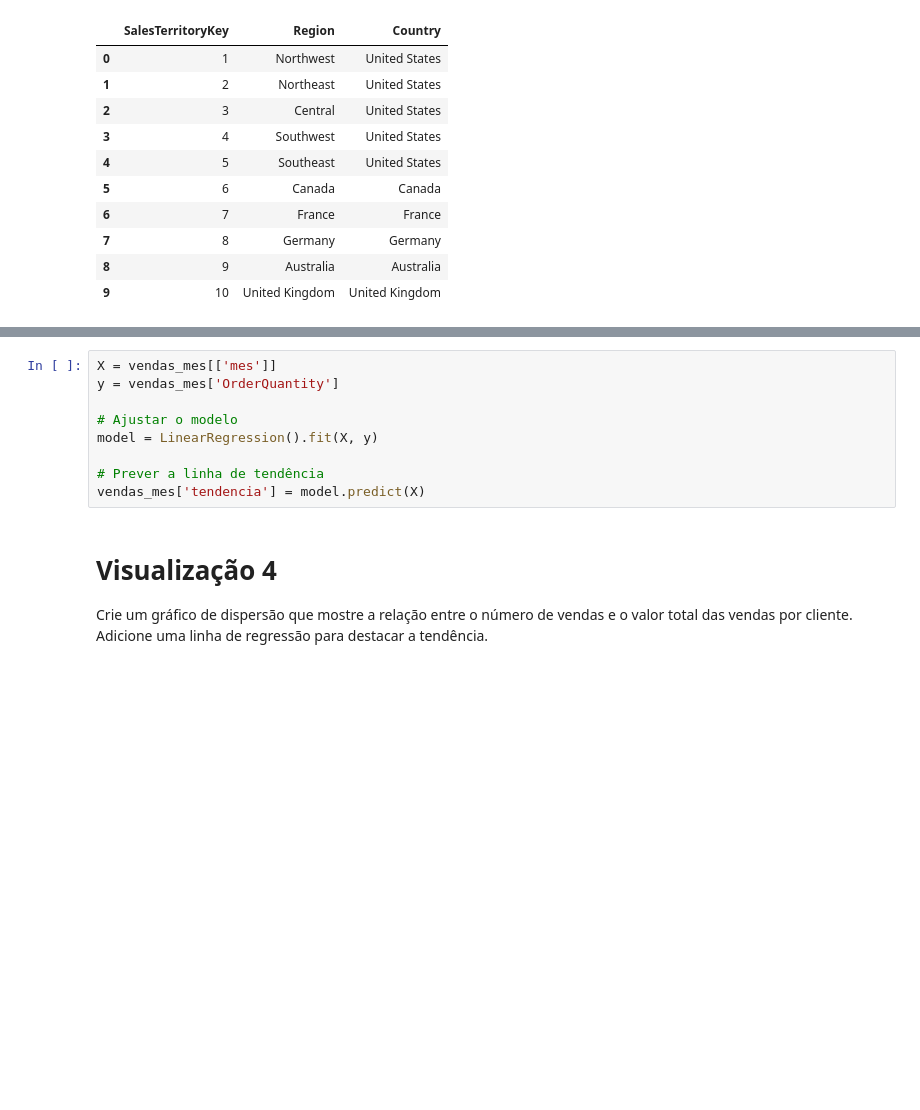
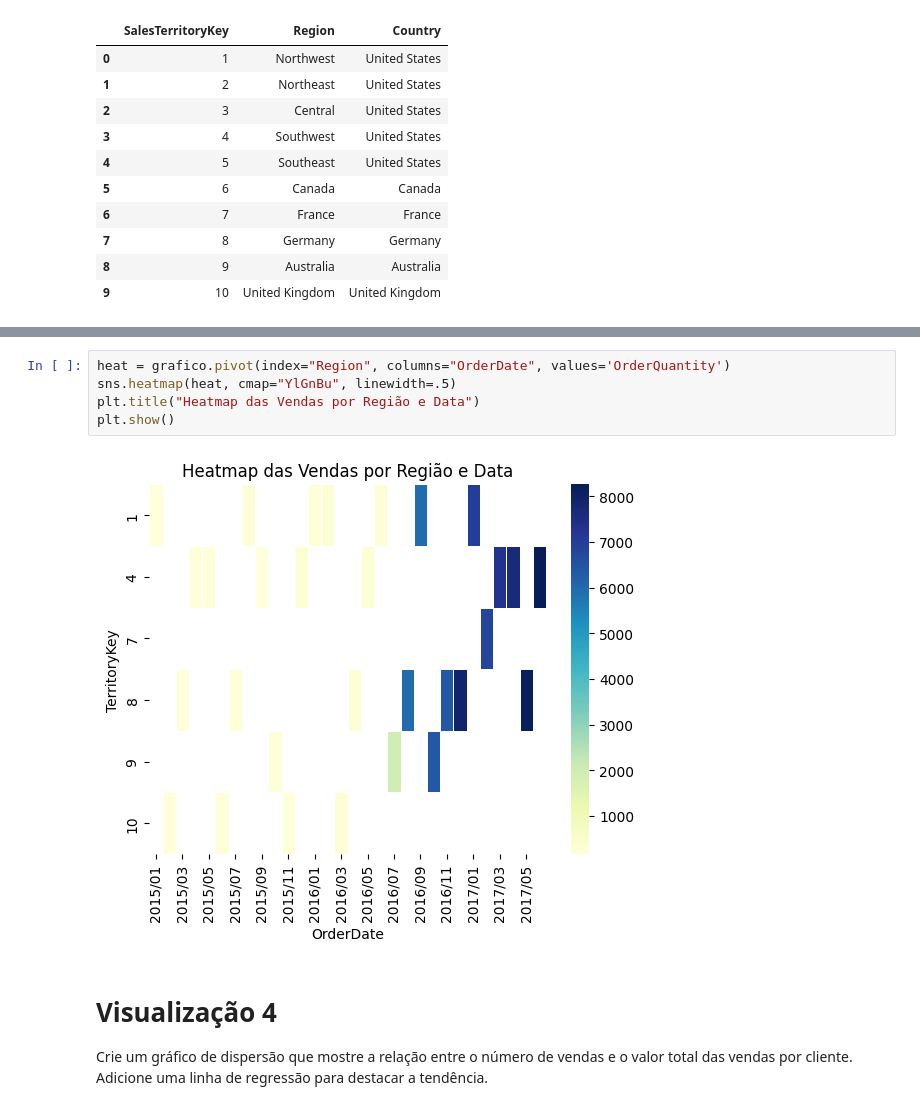
Before and after one commit to LucasNSilveira/Hackathon-SantoDigital, a Jupyter notebook: Desafio_engDados_extra.ipynb, the cells around one changed output, grey strips where cells are left out. Saved outputs shown, nothing was run; the diff lists cells and outputs as text; blank space fills up the shorter version.

```diff
--- a/Desafio_engDados_extra.ipynb
+++ b/Desafio_engDados_extra.ipynb
@@ -172,12 +175,10 @@ grafico
-# %%
-X = vendas_mes[['mes']]
-y = vendas_mes['OrderQuantity']
-
-# Ajustar o modelo
-model = LinearRegression().fit(X, y)
-
-# Prever a linha de tendência
-vendas_mes['tendencia'] = model.predict(X)
+# %%
+heat = grafico.pivot(index="Region", columns="OrderDate", values='OrderQuantity')
+sns.heatmap(heat, cmap="YlGnBu", linewidth=.5)
+plt.title("Heatmap das Vendas por Região e Data")
+plt.show()
+# %% [output]
+[figure, added]
 # %% [markdown]
 # Visualização 4
 Crie um gráfico de dispersão que mostre a relação entre o número de vendas e o valor total das vendas por cliente. Adicione uma linha de regressão para destacar a tendência.
```
Also changed, not shown: parts of 7 cells of this notebook.
